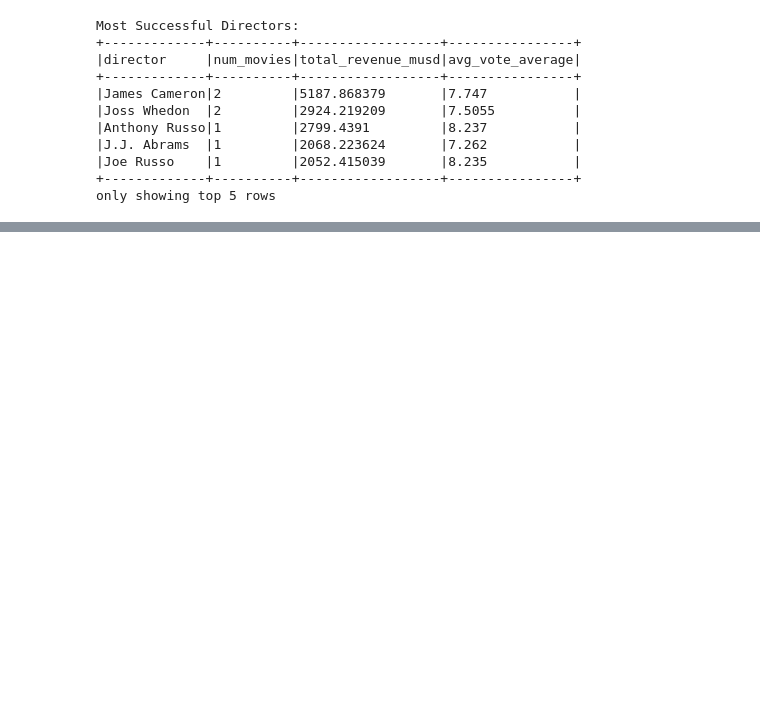
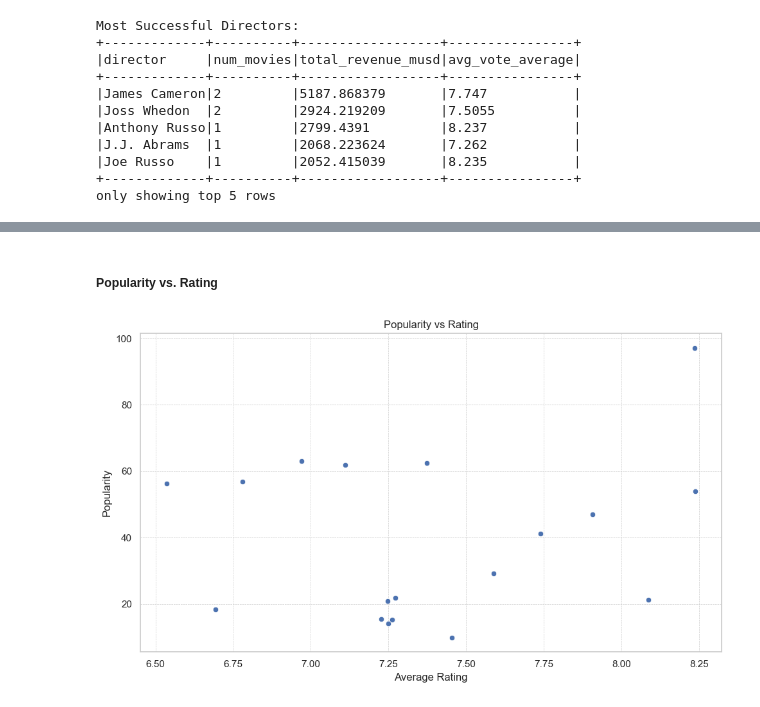
Before and after one commit to ayertey1/GTP_DE-Projects, a Jupyter notebook: wrangler.ipynb, the cells around one changed output, grey strips where cells are left out. Cells and saved outputs as stored; diff of their text form; code cells hidden in the pictures; blank space fills up the shorter version.

```diff
--- a/wrangler.ipynb
+++ b/wrangler.ipynb
@@ -401,0 +462,20 @@ only showing top 5 rows
+# %% [markdown]
+##### Popularity vs. Rating
+# %%
+# 1. Filter out rows with nulls in relevant columns
+df_clean = df.filter(col("vote_average").isNotNull() & col("popularity").isNotNull())
+
+# 2. Collect small subset (or all if manageable) to pandas
+pandas_df = df_clean.select("vote_average", "popularity").toPandas()
+
+# 3. Plot using seaborn
+plt.figure(figsize=(10, 6))
+sns.scatterplot(data=pandas_df, x='vote_average', y='popularity')
+plt.title('Popularity vs Rating')
+plt.xlabel('Average Rating')
+plt.ylabel('Popularity')
+plt.grid(True, ls="--", linewidth=0.5)
+plt.tight_layout()
+plt.show()
+# %% [output]
+[figure, added]
```
Also changed, not shown: parts of 10 cells of this notebook, 2 other files.
